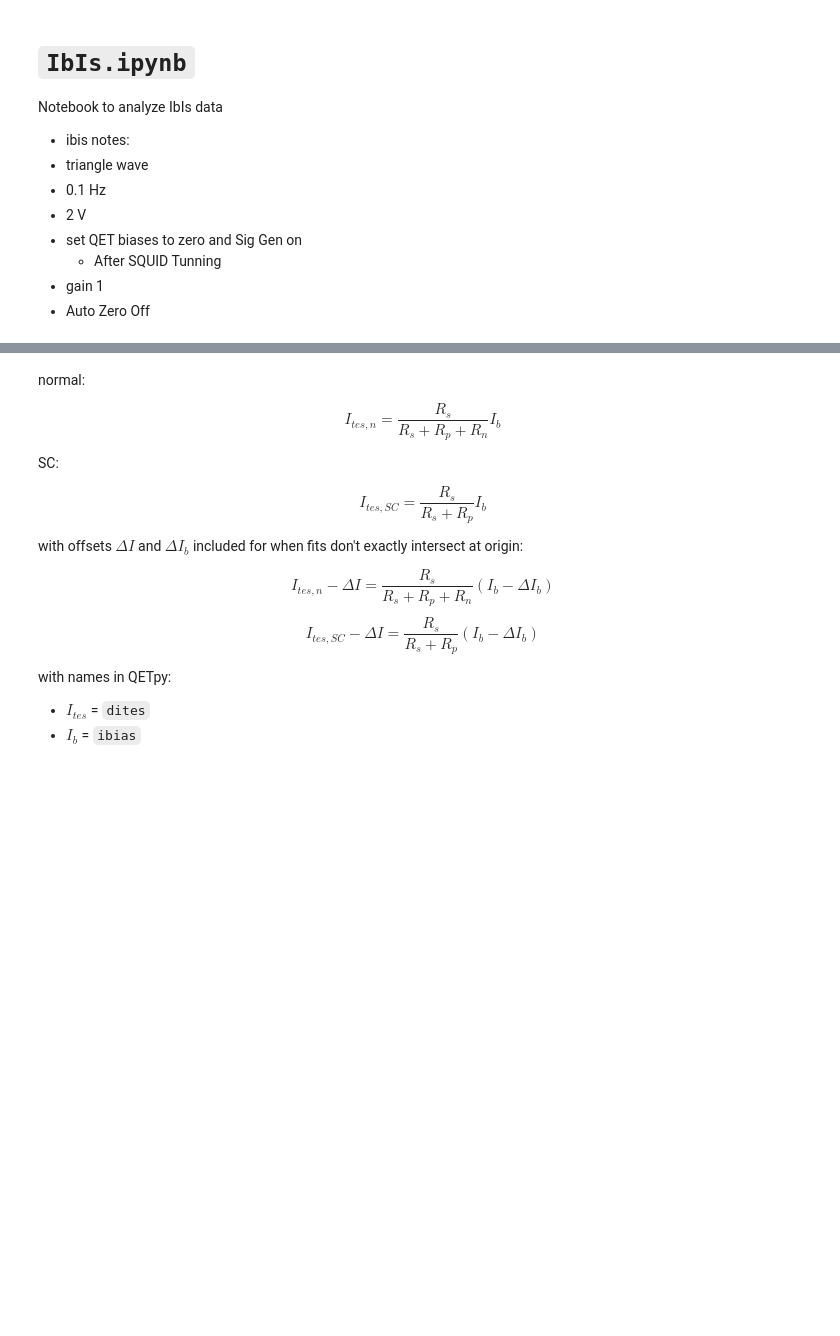
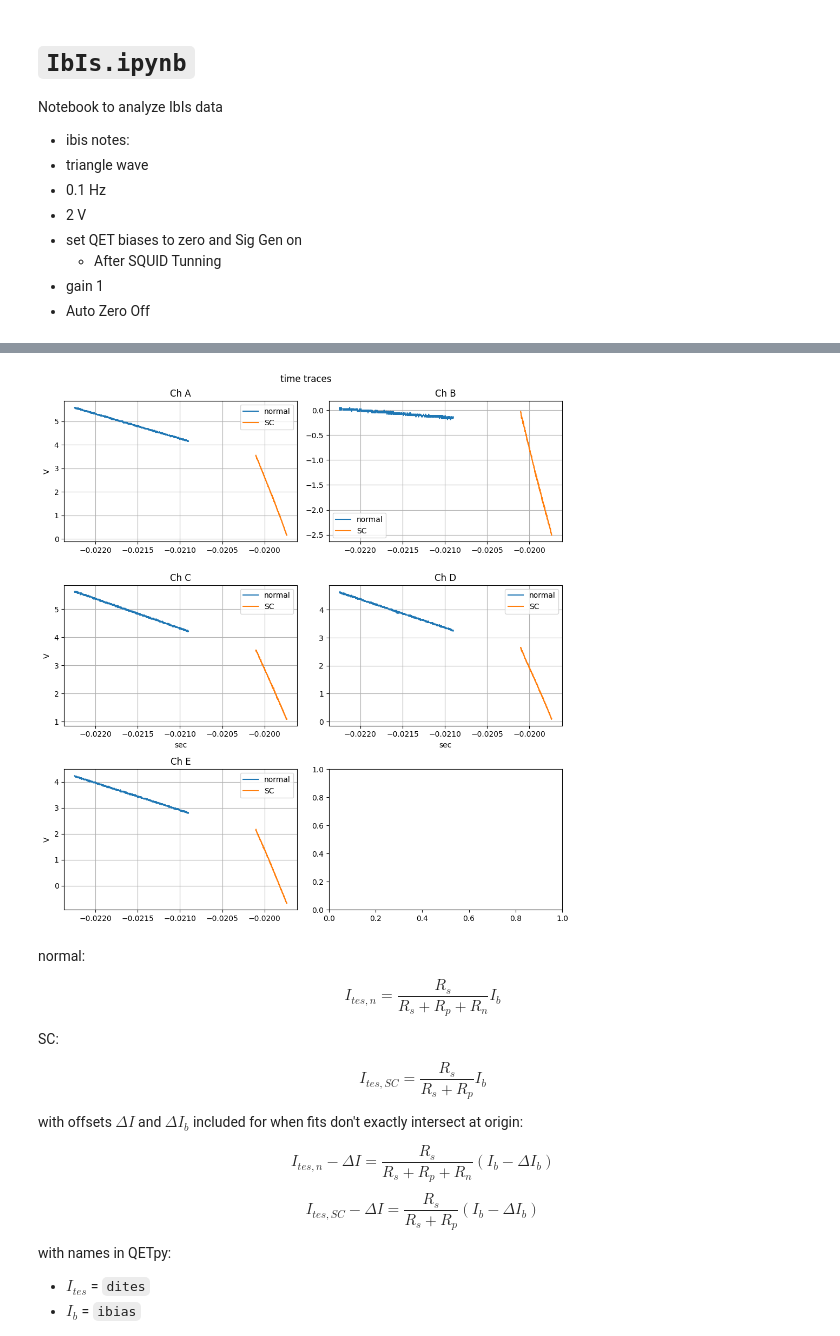
Before and after one commit to tamu-edu/tes_noise, a Jupyter notebook: IbIs.ipynb, the cells around one changed output, grey strips where cells are left out. Cells and saved outputs as stored; diff of their text form; code cells hidden in the pictures; blank space fills up the shorter version.

```diff
--- a/IbIs.ipynb
+++ b/IbIs.ipynb
@@ -112,38 +119,40 @@ normalinds = range(*n_lims)
 scinds = range(*sc_lims)
 full_sweep = range(all_lims.min(), all_lims.max())
 
-fig, axs = plt.subplots(nrows = 2, ncols = 2, figsize = (10,7.5))
+fig, axs = plt.subplots(nrows = numrows, ncols = 2, figsize = (10,3.5*numrows))
 
 fig.suptitle('time traces')
 
 for ax in axs[1]:
     ax.set_xlabel('sec')
 for ax in axs[:,0]:
     ax.set_ylabel('V')
 
-for i, c, ax in zip(range(4), channels, axs.flatten()):
+for i, (c, ax) in enumerate(zip(channels, axs.flatten())):
 
     ax.grid()
     ax.set_title(f'Ch {c}')
 
 
     ax.plot(ibis.ts[normalinds], ibis(c)[normalinds], label = 'normal')
     ax.plot(ibis.ts[scinds], ibis(c)[scinds], label = 'SC')
 
     ax.legend()
 
     #ax.plot(ibis(c)[nslice])
     #ax.plot(ibis(c)[scslice])
 
 
     wind = ax.axis()
 
     #ax.plot(ibis.ts, ibis(c))
 
     ax.axis(wind)
 
 
 fig.tight_layout()
+# %% [output]
+[figure, added]
 # %% [markdown]
 normal:
 
```
Also changed, not shown: parts of 15 cells of this notebook.
